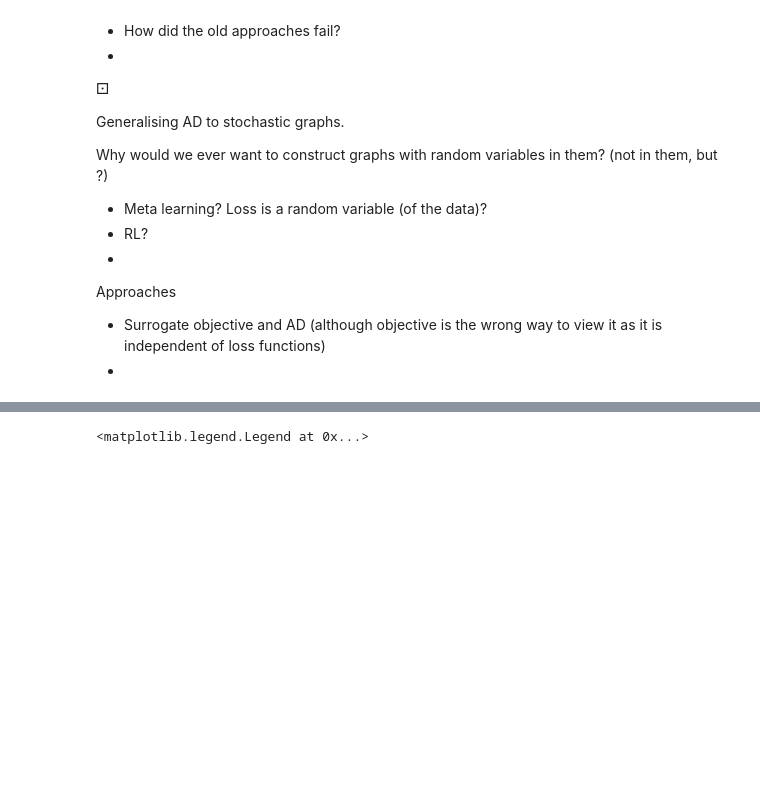
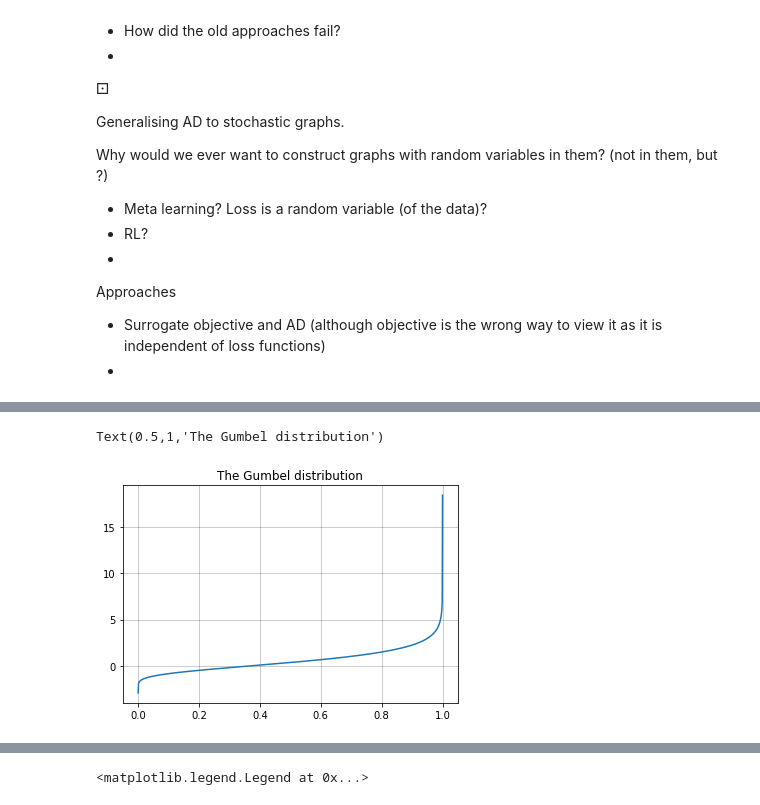
Before and after one commit to act65/datasci, a Jupyter notebook: gradient-estimation/estimation.ipynb, the cells around one changed output, grey strips where cells are left out. Cells and saved outputs as stored; diff of their text form; code cells hidden in the pictures; blank space fills up the shorter version.

```diff
--- a/gradient-estimation/estimation.ipynb
+++ b/gradient-estimation/estimation.ipynb
@@ -313,0 +344,12 @@ Approaches
+# %%
+def gumbel_dist(u):
+    return -np.log(-np.log(u))
+
+U = np.linspace(1e-8, 1-1e-8, 1000)
+G = gumbel_dist(U)
+plt.plot(U, G)
+plt.grid(b=True, which='major', color='k', alpha=0.25)
+plt.title('The Gumbel distribution')
+# %% [output]
+Text(0.5,1,'The Gumbel distribution')
+[figure, added]
```
Also changed, not shown: parts of 23 cells of this notebook.
